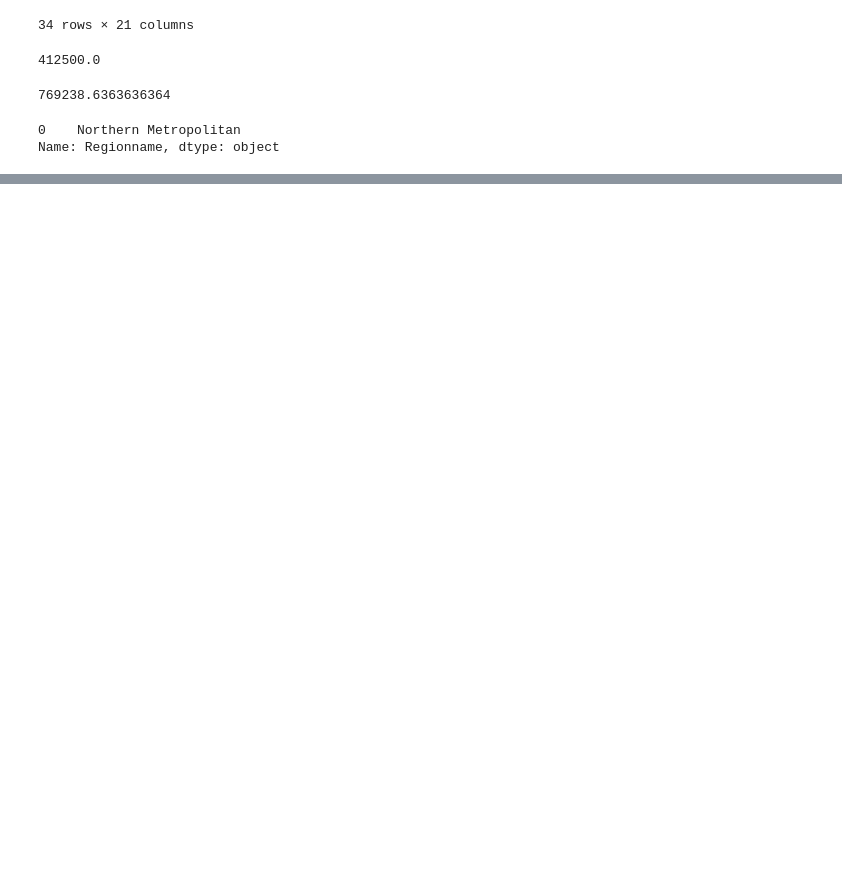
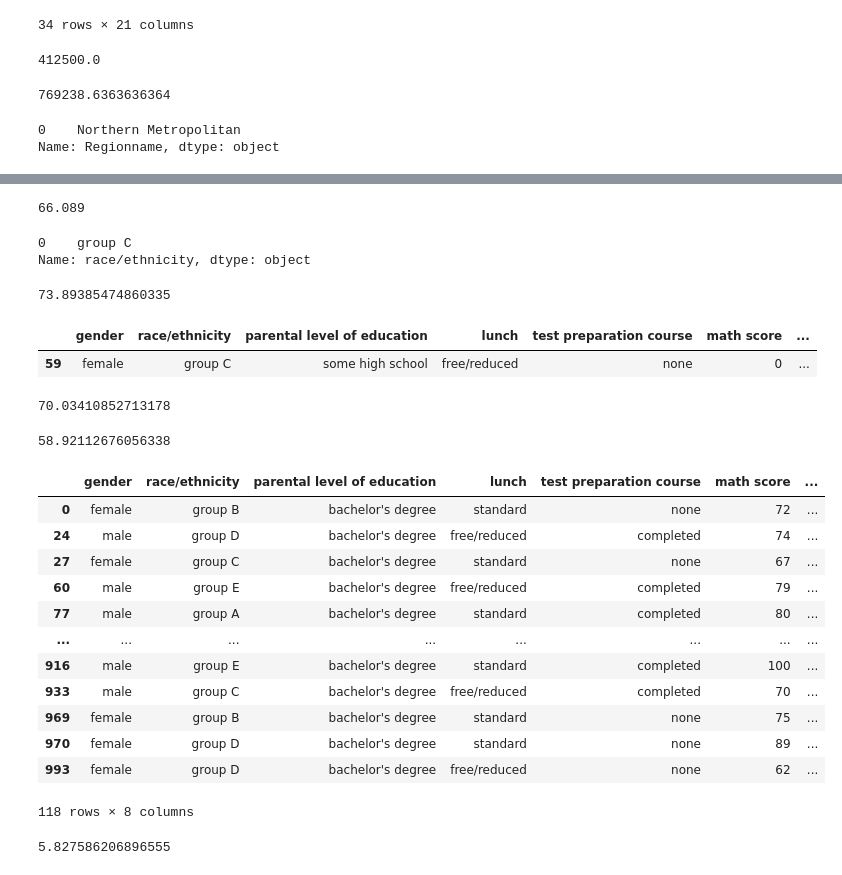
Before and after one commit to Dharmaviira/First_project_of_SF, a Jupyter notebook: Learning-DS-SF/PYTHON-10_Pandas/Pandas_1.ipynb, the cells around one changed output, grey strips where cells are left out. Drawn from its saved outputs; the diff is of its cells as text; code cells hidden in the pictures; blank space fills up the shorter version.

```diff
--- a/Learning-DS-SF/PYTHON-10_Pandas/Pandas_1.ipynb
+++ b/Learning-DS-SF/PYTHON-10_Pandas/Pandas_1.ipynb
@@ -603,0 +612,4 @@ Name: Regionname, dtype: object
+# %%
+student_data = pd.read_csv('data/students_performance.csv', sep=',')
+
+student_data.head()
@@ -603,0 +657,48 @@ Name: Regionname, dtype: object
+# %%
+student_data['math score'].mean()
+# %% [output]
+66.089
+# %%
+student_data['race/ethnicity'].mode()
+# %% [output]
+0    group C
+Name: race/ethnicity, dtype: object
+# %%
+student_data[(student_data['test preparation course'] == 'completed')]['reading score'].mean()
+# %% [output]
+73.89385474860335
+# %%
+student_data [student_data['math score'] < 1]
+# %% [output]
+|  | gender | race/ethnicity | parental level of education | lunch | test preparation course | math score | ... |
+| 59 | female | group C | some high school | free/reduced | none | 0 | ... |
+# %%
+student_data[(student_data['lunch'] == 'standard')]['math score'].mean()
+# %% [output]
+70.03410852713178
+# %%
+student_data[(student_data['lunch'] == 'free/reduced')]['math score'].mean()
+# %% [output]
+58.92112676056338
+# %%
+student_data [student_data['parental level of education'] == "bachelor's degree"]
+# %% [output]
+|  | gender | race/ethnicity | parental level of education | lunch | test preparation course | math score | ... |
+| 0 | female | group B | bachelor's degree | standard | none | 72 | ... |
+| 24 | male | group D | bachelor's degree | free/reduced | completed | 74 | ... |
+| 27 | female | group C | bachelor's degree | standard | none | 67 | ... |
+| 60 | male | group E | bachelor's degree | free/reduced | completed | 79 | ... |
+| 77 | male | group A | bachelor's degree | standard | completed | 80 | ... |
+| ... | ... | ... | ... | ... | ... | ... | ... |
+| 916 | male | group E | bachelor's degree | standard | completed | 100 | ... |
+| 933 | male | group C | bachelor's degree | free/reduced | completed | 70 | ... |
+| 969 | female | group B | bachelor's degree | standard | none | 75 | ... |
+| 970 | female | group D | bachelor's degree | standard | none | 89 | ... |
+| 993 | female | group D | bachelor's degree | free/reduced | none | 62 | ... |
+118 rows × 8 columns
+# %%
+group_A_median = student_data[(student_data['race/ethnicity'] == 'group A')]['writing score'].median()
+group_C_mean =  student_data[(student_data['race/ethnicity'] == 'group C')]['writing score'].mean()
+print(abs(group_A_median - group_C_mean))
+# %% [output]
+5.827586206896555
```
Also changed, not shown: parts of 6 cells of this notebook.
